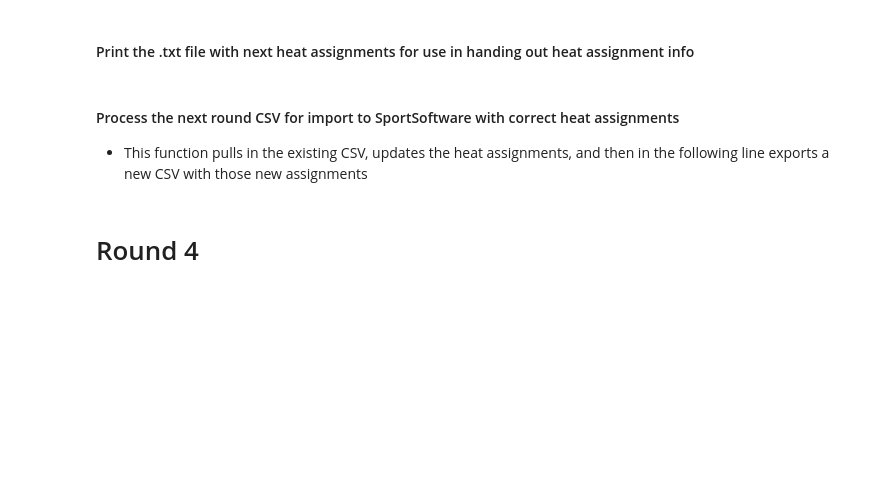
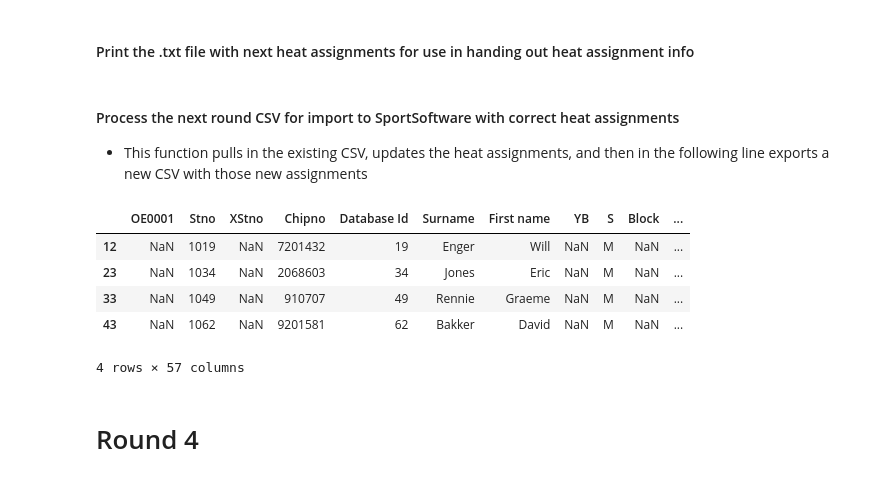
Before and after one commit to gcnuss/SART_Automation, a Jupyter notebook: 2018_SART_Prep_Test.ipynb, the cells around one changed output. Cells and saved outputs as stored; diff of their text form; code cells hidden in the pictures; blank space fills up the shorter version.

```diff
--- a/2018_SART_Prep_Test.ipynb
+++ b/2018_SART_Prep_Test.ipynb
@@ -685,6 +753,6 @@ print(*sart17.print_heat_assigns(4), sep='\n', file = open("2017_event_files/R4_
 #### Process the next round CSV for import to SportSoftware with correct heat assignments
 - This function pulls in the existing CSV, updates the heat assignments, and then in the following line exports a new CSV with those new assignments
 # %%
-r4_ss_import = sart17.assign_nxt_ht_to_ss_import_csv('2017_event_files/EntryForOE-R04-SouthSeattleColl1-preevent.csv', 3)
+r4_ss_import = sart18_56.assign_nxt_ht_to_ss_import_csv('2018_TestFiles_from2017/EntryForOE-R04-SouthSeattleColl1-preevent.csv', 3)
 #Round must be put in as an integer here!
 # %%
@@ -692,3 +760,12 @@ r4_ss_import.to_csv('2017_event_files/SS_import_R4_with_heats.csv', index=False)
+# %%
+r4_ss_import[r4_ss_import['Long']=='Heat 416']
+# %% [output]
+|  | OE0001 | Stno | XStno | Chipno | Database Id | Surname | First name | YB | S | Block | ... |
+| 12 | NaN | 1019 | NaN | 7201432 | 19 | Enger | Will | NaN | M | NaN | ... |
+| 23 | NaN | 1034 | NaN | 2068603 | 34 | Jones | Eric | NaN | M | NaN | ... |
+| 33 | NaN | 1049 | NaN | 910707 | 49 | Rennie | Graeme | NaN | M | NaN | ... |
+| 43 | NaN | 1062 | NaN | 9201581 | 62 | Bakker | David | NaN | M | NaN | ... |
+4 rows × 57 columns
 # %% [markdown]
 # Round 4
 # %% [markdown]
```
Also changed, not shown: parts of 26 cells of this notebook, 1 other file.
